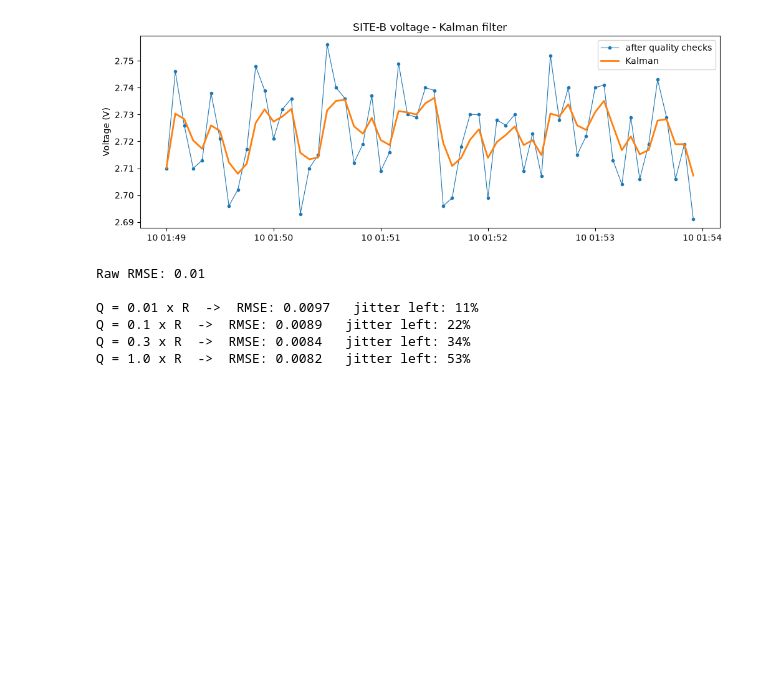
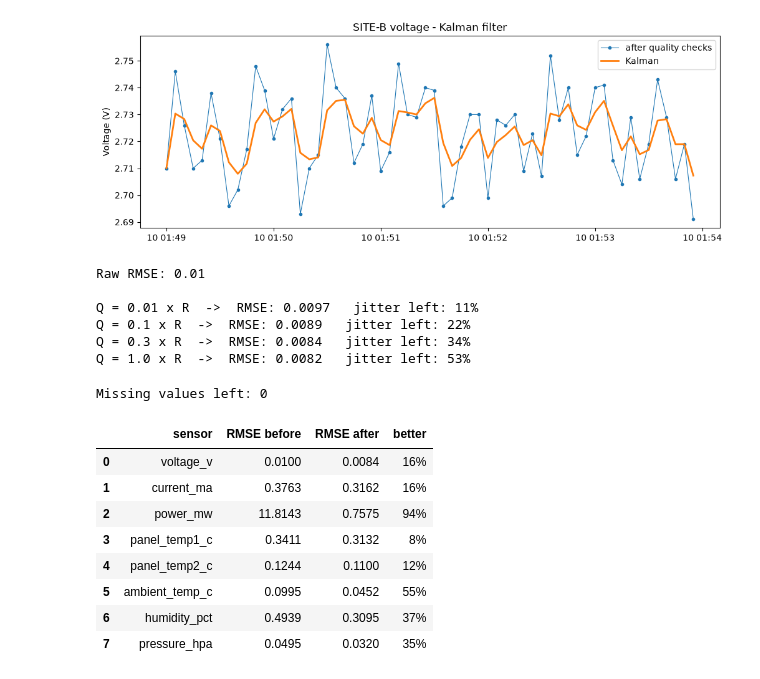
Before and after one commit to Lisura123/J26-IT-348, a Jupyter notebook: component1-sensing-grading/notebooks/03_kalman_filter.ipynb, the cells around one changed output. Saved outputs shown, nothing was run; the diff lists cells and outputs as text; code cells hidden in the pictures; blank space fills up the shorter version.

```diff
--- a/component1-sensing-grading/notebooks/03_kalman_filter.ipynb
+++ b/component1-sensing-grading/notebooks/03_kalman_filter.ipynb
@@ -57,3 +57,37 @@ Q = 0.01 x R  ->  RMSE: 0.0097   jitter left: 11%
 Q = 0.1 x R  ->  RMSE: 0.0089   jitter left: 22%
 Q = 0.3 x R  ->  RMSE: 0.0084   jitter left: 34%
 Q = 1.0 x R  ->  RMSE: 0.0082   jitter left: 53%
+# %%
+# test the full Kalman stage on all sensors
+import importlib
+import kalman_filter
+importlib.reload(kalman_filter)
+
+filtered = kalman_filter.run_kalman_stage(clean)
+
+cols = ["voltage_v", "current_ma", "power_mw", "panel_temp1_c", "panel_temp2_c",
+        "ambient_temp_c", "humidity_pct", "pressure_hpa"]
+
+before = clean.merge(ref[["record_id"] + cols], on="record_id", suffixes=("", "_ref"))
+after = filtered.merge(ref[["record_id"] + cols], on="record_id", suffixes=("", "_ref"))
+
+rows = []
+for c in cols:
+    b = rmse(before[c], before[c + "_ref"])
+    a = rmse(after[c], after[c + "_ref"])
+    rows.append([c, round(b, 4), round(a, 4), f"{1 - a / b:.0%}"])
+
+results = pd.DataFrame(rows, columns=["sensor", "RMSE before", "RMSE after", "better"])
+print("Missing values left:", filtered[cols].isna().sum().sum())
+results
+# %% [output]
+Missing values left: 0
+|  | sensor | RMSE before | RMSE after | better |
+| 0 | voltage_v | 0.0100 | 0.0084 | 16% |
+| 1 | current_ma | 0.3763 | 0.3162 | 16% |
+| 2 | power_mw | 11.8143 | 0.7575 | 94% |
+| 3 | panel_temp1_c | 0.3411 | 0.3132 | 8% |
+| 4 | panel_temp2_c | 0.1244 | 0.1100 | 12% |
+| 5 | ambient_temp_c | 0.0995 | 0.0452 | 55% |
+| 6 | humidity_pct | 0.4939 | 0.3095 | 37% |
+| 7 | pressure_hpa | 0.0495 | 0.0320 | 35% |
```
Also changed, not shown: 1 other file.
